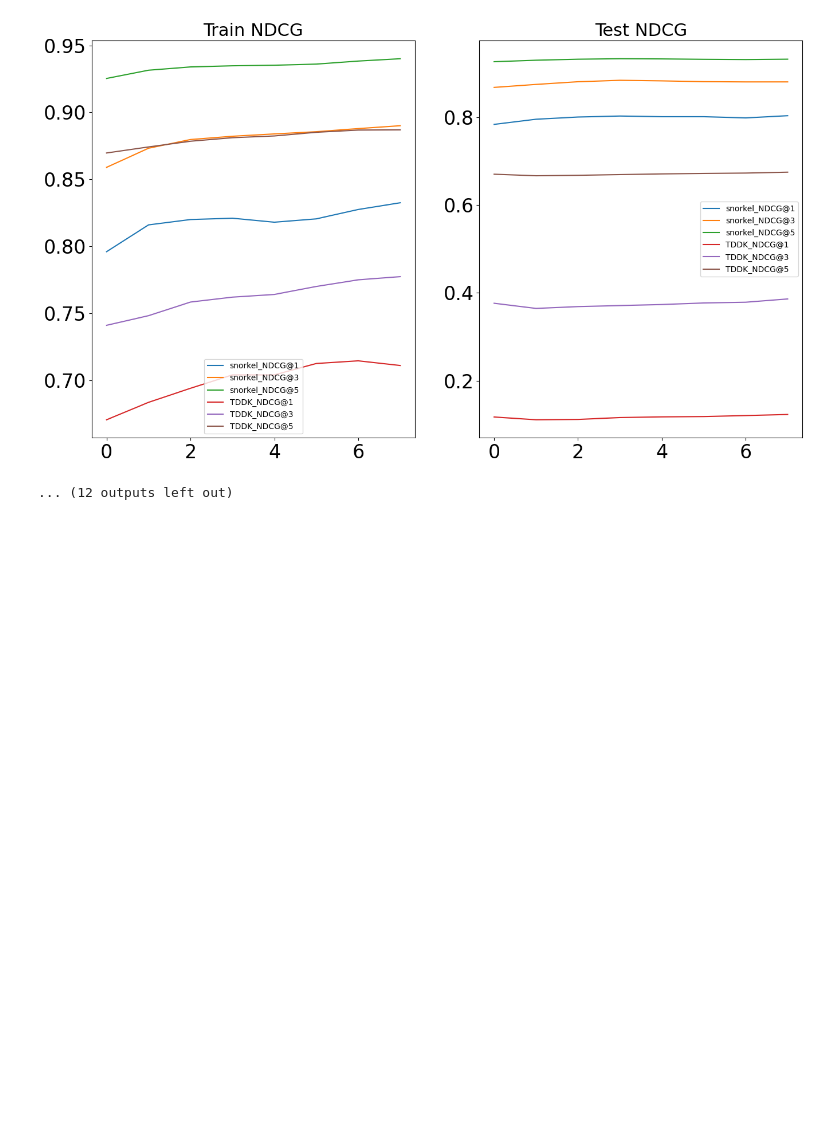
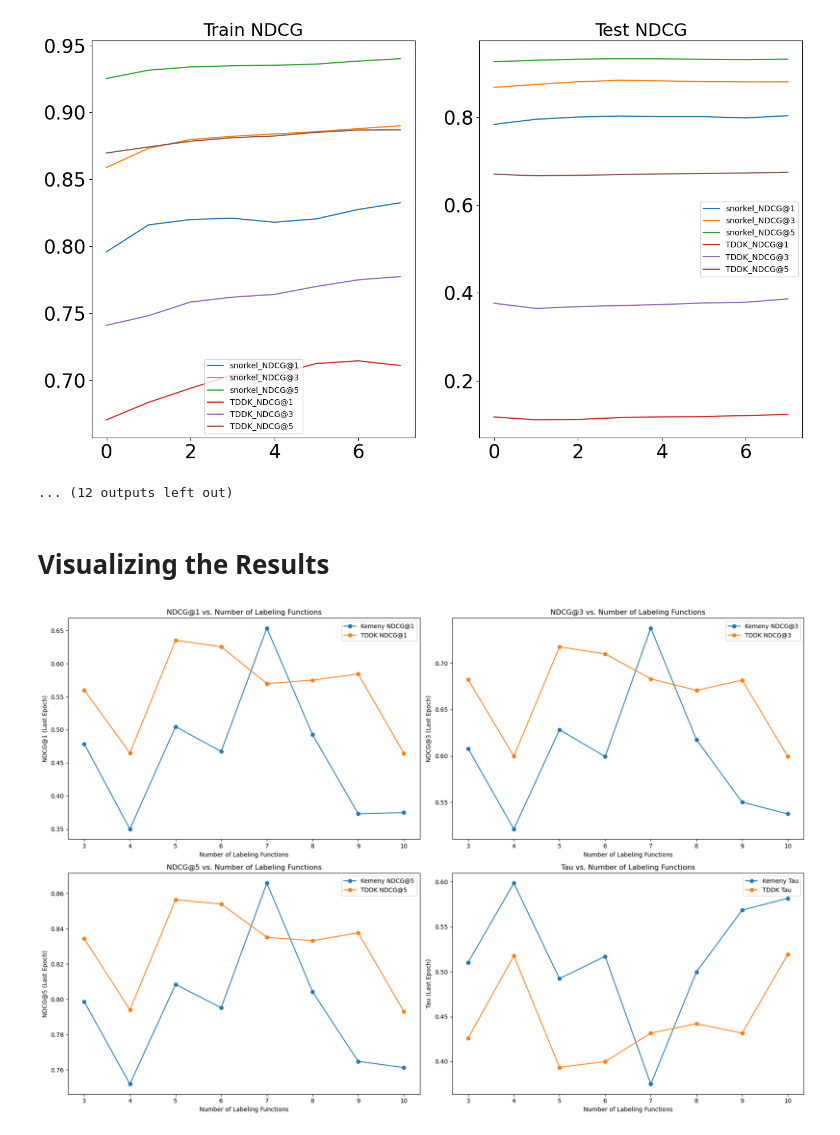
Before and after one commit to SMATousi/uws_vigir, a Jupyter notebook: notebooks/boardgames/TDDK_Experiments.ipynb, the cells around one changed output. Saved outputs shown, nothing was run; the diff lists cells and outputs as text; code cells hidden in the pictures; blank space fills up the shorter version.

```diff
--- a/notebooks/boardgames/TDDK_Experiments.ipynb
+++ b/notebooks/boardgames/TDDK_Experiments.ipynb
@@ -40,6 +40,8 @@ dataset.create_samples()
 Generate samples...
 # %%
 weak_sup_methods = ['weighted_kemeny', 'weighted_kemeny_TDDK']
+weak_sup_conf['seed'] = 1
+l2r_training_conf['epochs'] = 20
 results = {}
 final_results = {}
 Visualize = False
@@ -340,3 +359,80 @@ The experiment result is saved in ../../tmp/results/boardgames/default/result_su
 [figure]
 [figure]
 ... (12 outputs left out)
+# %% [markdown]
+# Visualizing the Results
+# %%
+file_path = 'final_results.pkl'
+
+with open(file_path, 'rb') as file:
+    results = pickle.load(file)
+# %%
+# Initialize lists to store the data for plotting NDCG@1, NDCG@3, NDCG@5, and Taus
+num_labeling_functions = []
+kemeny_ndcg1 = []
+tddk_ndcg1 = []
+kemeny_ndcg3 = []
+tddk_ndcg3 = []
+kemeny_ndcg5 = []
+tddk_ndcg5 = []
+kemeny_tau = []
+tddk_tau = []
+
+# Iterate over the results and extract the last epoch data for all metrics
+for num_LFs, data in results.items():
+    num_labeling_functions.append(int(num_LFs))
+    # Extract last epoch NDCG@1, NDCG@3, NDCG@5, and Tau for weighted_kemeny approach
+    kemeny_ndcg1.append(data['weighted_kemeny']['test_ndcg1'][-1].item())
+    kemeny_ndcg3.append(data['weighted_kemeny']['test_ndcg3'][-1].item())
+    kemeny_ndcg5.append(data['weighted_kemeny']['test_ndcg5'][-1].item())
+    kemeny_tau.append(data['weighted_kemeny']['test_tau'][-1][0])
+
+    # Extract last epoch NDCG@1, NDCG@3, NDCG@5, and Tau for TDDK approach
+    tddk_ndcg1.append(data['weighted_kemeny_TDDK']['test_ndcg1'][-1].item())
+    tddk_ndcg3.append(data['weighted_kemeny_TDDK']['test_ndcg3'][-1].item())
+    tddk_ndcg5.append(data['weighted_kemeny_TDDK']['test_ndcg5'][-1].item())
+    tddk_tau.append(data['weighted_kemeny_TDDK']['test_tau'][-1][0])
+
+# Plotting all the accuracies and taus
+plt.figure(figsize=(18, 12))
+
+# NDCG@1 plot
+plt.subplot(2, 2, 1)
+plt.plot(num_labeling_functions, kemeny_ndcg1, label='Kemeny NDCG@1', marker='o')
+plt.plot(num_labeling_functions, tddk_ndcg1, label='TDDK NDCG@1', marker='o')
+plt.xlabel('Number of Labeling Functions')
+plt.ylabel('NDCG@1 (Last Epoch)')
+plt.title('NDCG@1 vs. Number of Labeling Functions')
+plt.legend()
+
+# NDCG@3 plot
+plt.subplot(2, 2, 2)
+plt.plot(num_labeling_functions, kemeny_ndcg3, label='Kemeny NDCG@3', marker='o')
+plt.plot(num_labeling_functions, tddk_ndcg3, label='TDDK NDCG@3', marker='o')
+plt.xlabel('Number of Labeling Functions')
+plt.ylabel('NDCG@3 (Last Epoch)')
+plt.title('NDCG@3 vs. Number of Labeling Functions')
+plt.legend()
+
+# NDCG@5 plot
+plt.subplot(2, 2, 3)
+plt.plot(num_labeling_functions, kemeny_ndcg5, label='Kemeny NDCG@5', marker='o')
+plt.plot(num_labeling_functions, tddk_ndcg5, label='TDDK NDCG@5', marker='o')
+plt.xlabel('Number of Labeling Functions')
+plt.ylabel('NDCG@5 (Last Epoch)')
+plt.title('NDCG@5 vs. Number of Labeling Functions')
+plt.legend()
+
+# Tau plot
+plt.subplot(2, 2, 4)
+plt.plot(num_labeling_functions, kemeny_tau, label='Kemeny Tau', marker='o')
+plt.plot(num_labeling_functions, tddk_tau, label='TDDK Tau', marker='o')
+plt.xlabel('Number of Labeling Functions')
+plt.ylabel('Tau (Last Epoch)')
+plt.title('Tau vs. Number of Labeling Functions')
+plt.legend()
+
+plt.tight_layout()
+plt.show()
+# %% [output]
+[figure, added]
```
Also changed, not shown: parts of 2 cells of this notebook, 4 other files.
